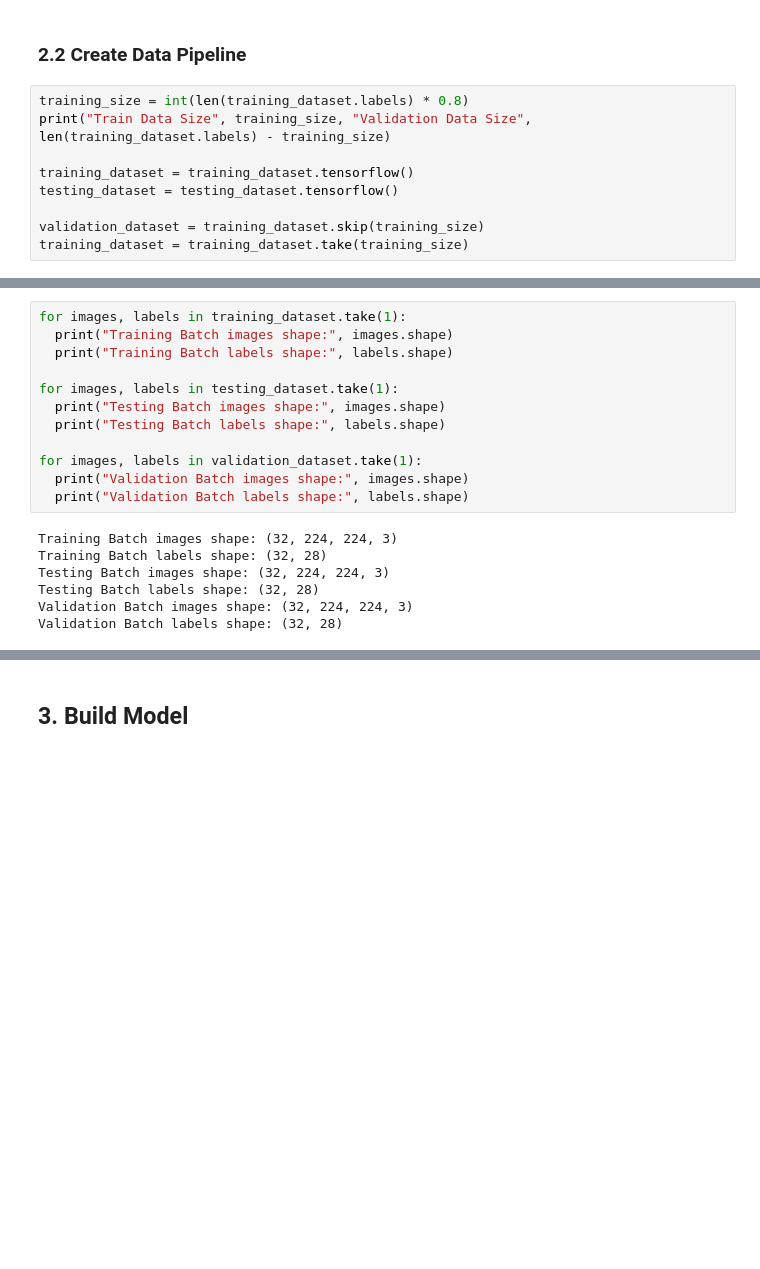
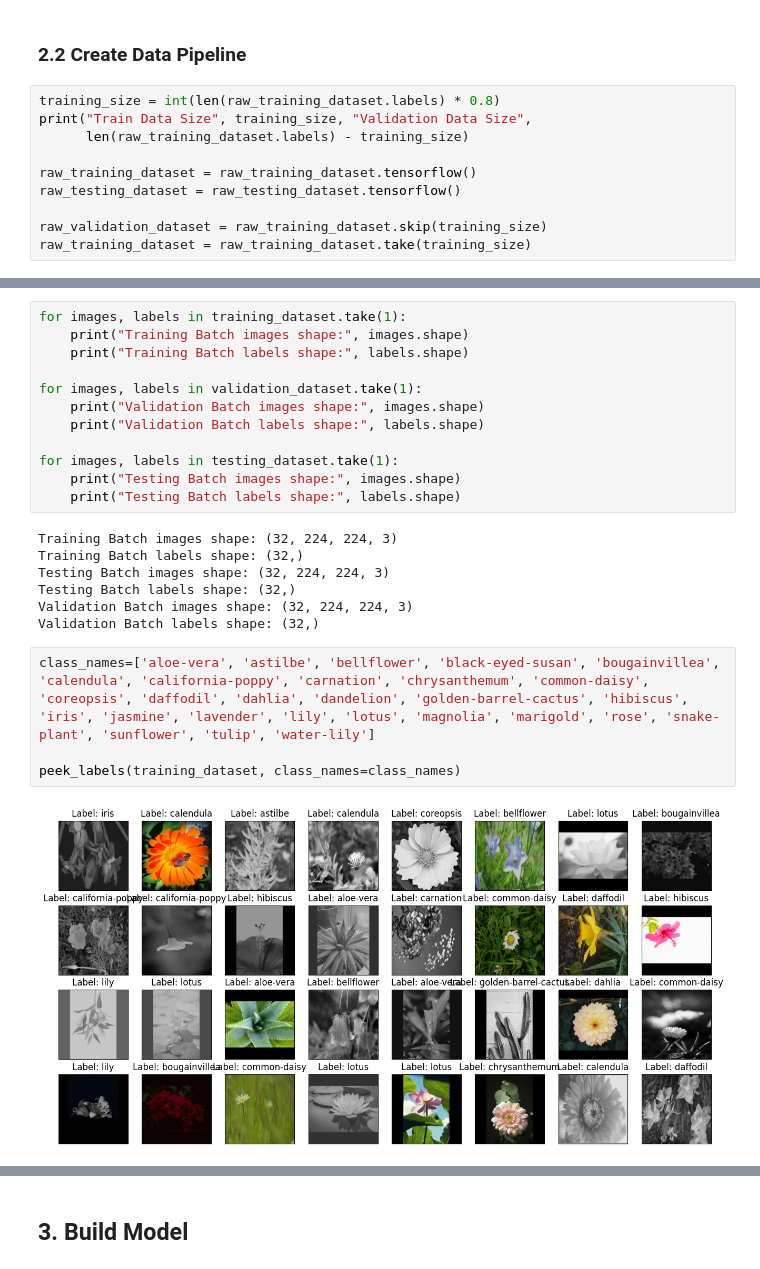
Before and after one commit to shba007/plant-lens-ai, a Jupyter notebook: scripts/maker/notebook.ipynb, the cells around one changed output, grey strips where cells are left out. Saved outputs shown, nothing was run; the diff lists cells and outputs as text; blank space fills up the shorter version.

```diff
--- a/scripts/maker/notebook.ipynb
+++ b/scripts/maker/notebook.ipynb
@@ -47,12 +48,13 @@ Total Number of Classes 28
 # %% [markdown]
 ### 2.2 Create Data Pipeline
 # %%
-training_size = int(len(training_dataset.labels) * 0.8)
-print("Train Data Size", training_size, "Validation Data Size", len(training_dataset.labels) - training_size)
+training_size = int(len(raw_training_dataset.labels) * 0.8)
+print("Train Data Size", training_size, "Validation Data Size",
+      len(raw_training_dataset.labels) - training_size)
 
-training_dataset = training_dataset.tensorflow()
-testing_dataset = testing_dataset.tensorflow()
+raw_training_dataset = raw_training_dataset.tensorflow()
+raw_testing_dataset = raw_testing_dataset.tensorflow()
 
-validation_dataset = training_dataset.skip(training_size)
-training_dataset = training_dataset.take(training_size)
+raw_validation_dataset = raw_training_dataset.skip(training_size)
+raw_training_dataset = raw_training_dataset.take(training_size)
 # %% [output]
@@ -83,19 +103,25 @@ testing_dataset = testing_dataset.batch(BATCH_SIZE)
 # %%
 for images, labels in training_dataset.take(1):
-  print("Training Batch images shape:", images.shape)
-  print("Training Batch labels shape:", labels.shape)
+    print("Training Batch images shape:", images.shape)
+    print("Training Batch labels shape:", labels.shape)
+
+for images, labels in validation_dataset.take(1):
+    print("Validation Batch images shape:", images.shape)
+    print("Validation Batch labels shape:", labels.shape)
 
 for images, labels in testing_dataset.take(1):
-  print("Testing Batch images shape:", images.shape)
-  print("Testing Batch labels shape:", labels.shape)
-
-for images, labels in validation_dataset.take(1):
-  print("Validation Batch images shape:", images.shape)
-  print("Validation Batch labels shape:", labels.shape)
+    print("Testing Batch images shape:", images.shape)
+    print("Testing Batch labels shape:", labels.shape)
 # %% [output]
 Training Batch images shape: (32, 224, 224, 3)
-Training Batch labels shape: (32, 28)
+Training Batch labels shape: (32,)
 Testing Batch images shape: (32, 224, 224, 3)
-Testing Batch labels shape: (32, 28)
+Testing Batch labels shape: (32,)
 Validation Batch images shape: (32, 224, 224, 3)
-Validation Batch labels shape: (32, 28)
+Validation Batch labels shape: (32,)
+# %%
+class_names=['aloe-vera', 'astilbe', 'bellflower', 'black-eyed-susan', 'bougainvillea', 'calendula', 'california-poppy', 'carnation', 'chrysanthemum', 'common-daisy', 'coreopsis', 'daffodil', 'dahlia', 'dandelion', 'golden-barrel-cactus', 'hibiscus', 'iris', 'jasmine', 'lavender', 'lily', 'lotus', 'magnolia', 'marigold', 'rose', 'snake-plant', 'sunflower', 'tulip', 'water-lily']
+
+peek_labels(training_dataset, class_names=class_names)
+# %% [output]
+[figure, added]
```
Also changed, not shown: parts of 13 cells of this notebook, 4 other files.
